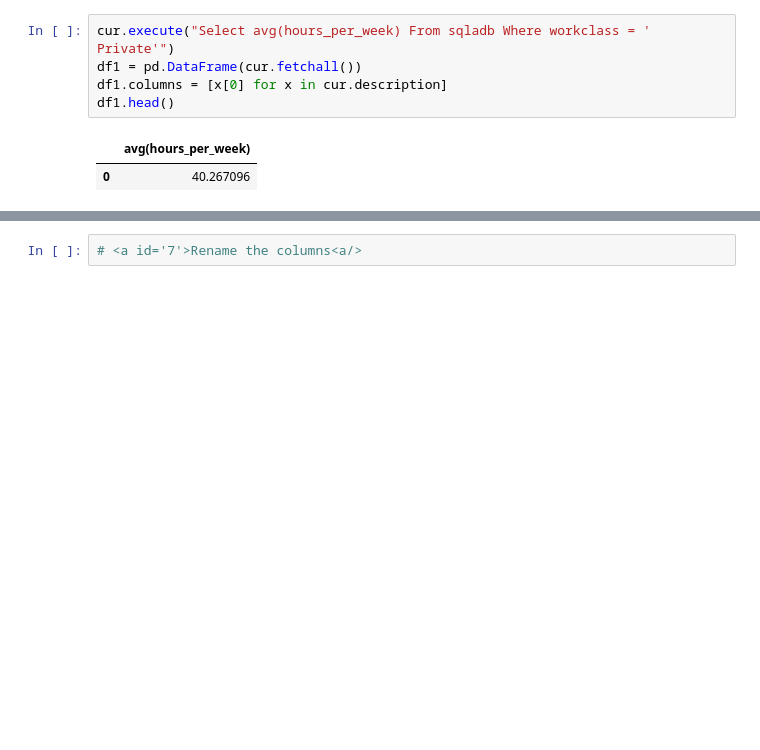
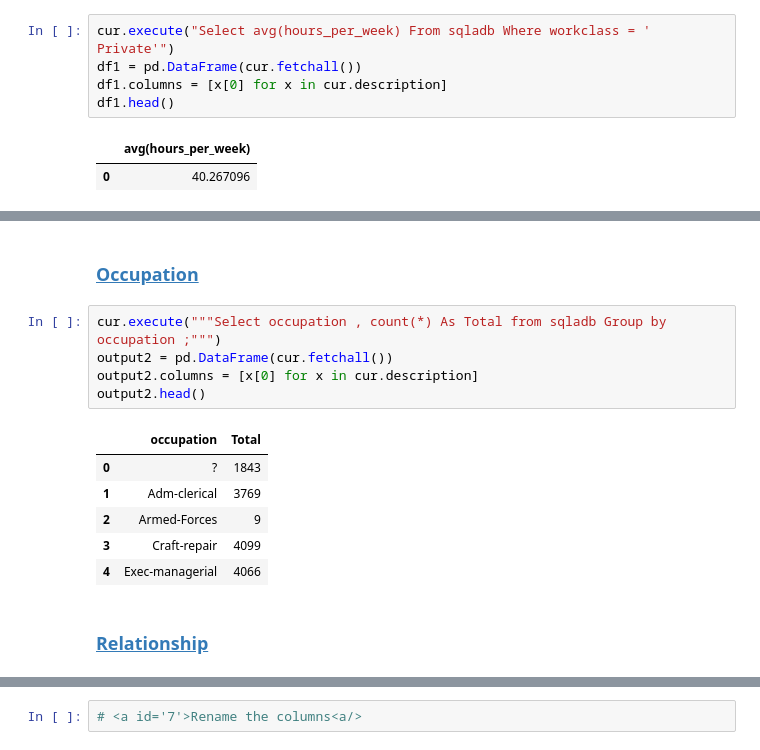
Before and after one commit to RancyChepchirchir/Assignments, a Jupyter notebook: 07.Assignment-SQL.ipynb, the cells around one changed output, grey strips where cells are left out. Cells and saved outputs as stored; diff of their text form; blank space fills up the shorter version.

```diff
--- a/07.Assignment-SQL.ipynb
+++ b/07.Assignment-SQL.ipynb
@@ -112,0 +129,16 @@ df1.head()
+# %% [markdown]
+### [Occupation](#0)
+# %%
+cur.execute("""Select occupation , count(*) As Total from sqladb Group by occupation ;""")
+output2 = pd.DataFrame(cur.fetchall())
+output2.columns = [x[0] for x in cur.description]
+output2.head()
+# %% [output]
+|  | occupation | Total |
+| 0 | ? | 1843 |
+| 1 | Adm-clerical | 3769 |
+| 2 | Armed-Forces | 9 |
+| 3 | Craft-repair | 4099 |
+| 4 | Exec-managerial | 4066 |
+# %% [markdown]
+### [Relationship](#0)
```
Also changed, not shown: parts of 6 cells of this notebook.
